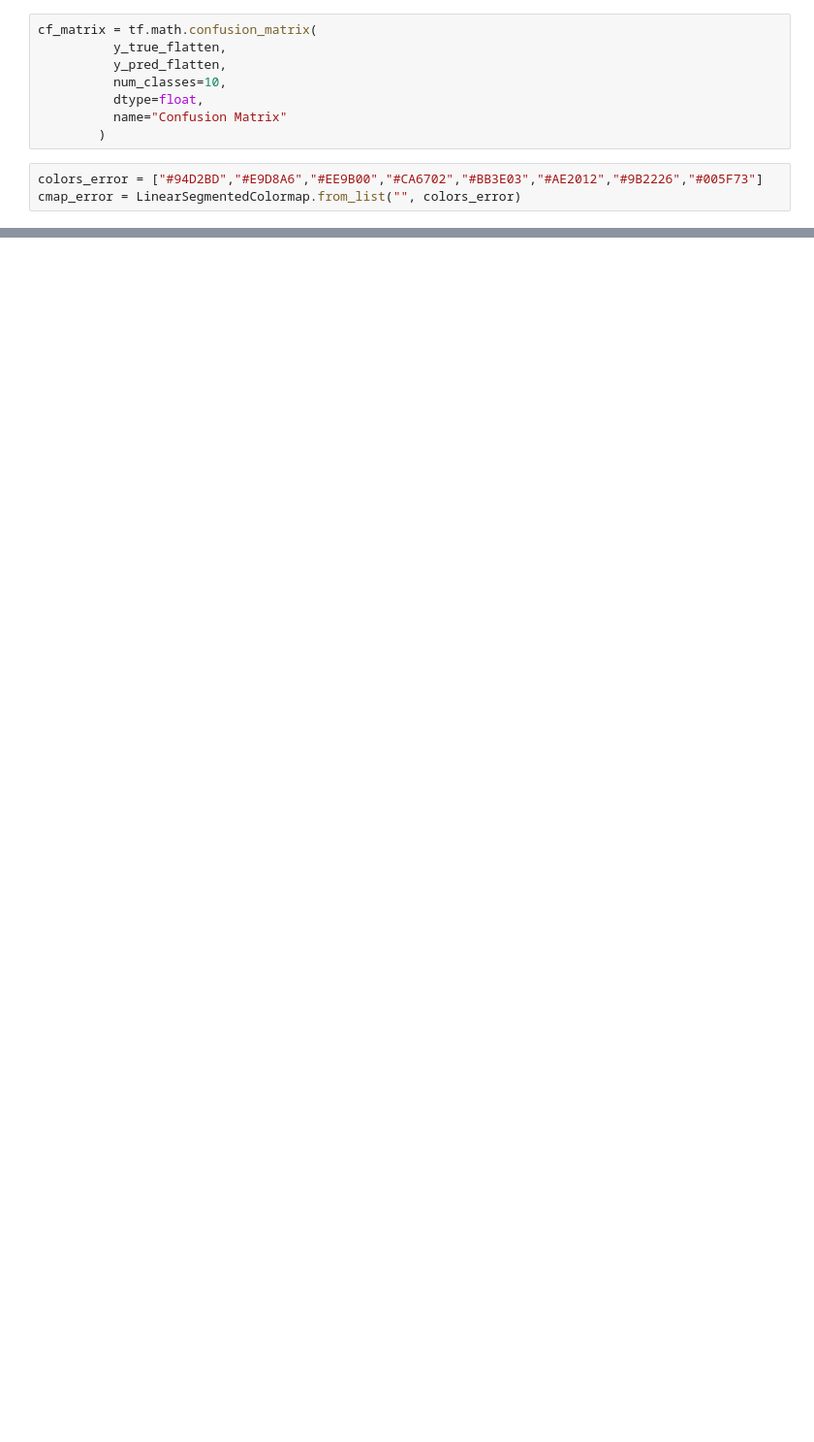
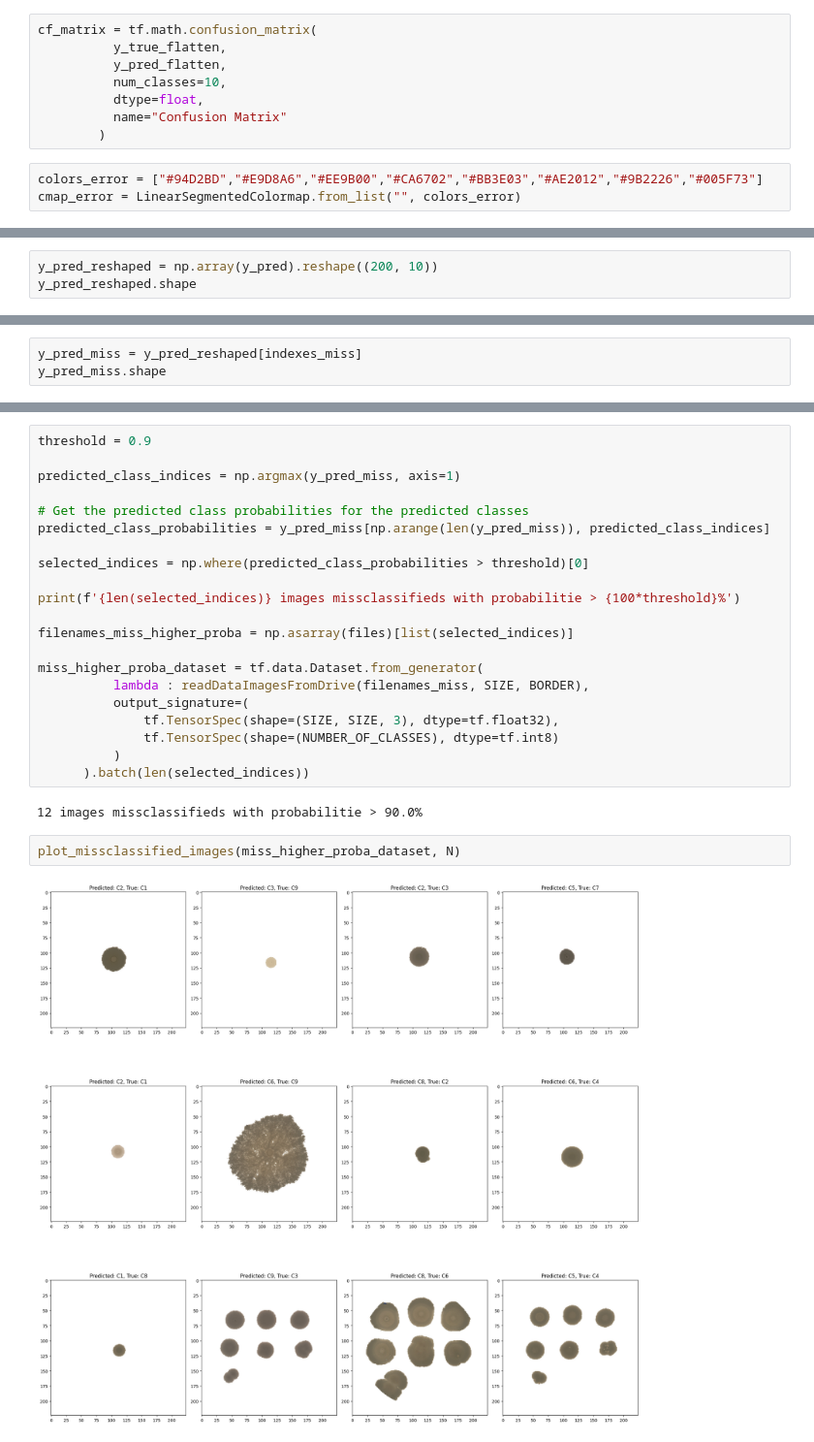
Before and after one commit to ramon-m-machado/Markdown-Tutorial, a Jupyter notebook: VGGsNew.ipynb, the cells around one changed output, grey strips where cells are left out. Shown at 97% size. Saved outputs shown, nothing was run; the diff lists cells and outputs as text; blank space fills up the shorter version.

```diff
--- a/VGGsNew.ipynb
+++ b/VGGsNew.ipynb
@@ -695,0 +840,3 @@ plt.show()
+# %%
+y_pred_reshaped = np.array(y_pred).reshape((200, 10))
+y_pred_reshaped.shape
@@ -695,0 +845,3 @@ plt.show()
+# %%
+y_pred_miss = y_pred_reshaped[indexes_miss]
+y_pred_miss.shape
@@ -695,0 +852,27 @@ plt.show()
+# %%
+threshold = 0.9
+
+predicted_class_indices = np.argmax(y_pred_miss, axis=1)
+
+# Get the predicted class probabilities for the predicted classes
+predicted_class_probabilities = y_pred_miss[np.arange(len(y_pred_miss)), predicted_class_indices]
+
+selected_indices = np.where(predicted_class_probabilities > threshold)[0]
+
+print(f'{len(selected_indices)} images missclassifieds with probabilitie > {100*threshold}%')
+
+filenames_miss_higher_proba = np.asarray(files)[list(selected_indices)]
+
+miss_higher_proba_dataset = tf.data.Dataset.from_generator(
+          lambda : readDataImagesFromDrive(filenames_miss, SIZE, BORDER),
+          output_signature=(
+              tf.TensorSpec(shape=(SIZE, SIZE, 3), dtype=tf.float32),
+              tf.TensorSpec(shape=(NUMBER_OF_CLASSES), dtype=tf.int8)
+          )
+      ).batch(len(selected_indices))
+# %% [output]
+12 images missclassifieds with probabilitie > 90.0%
+# %%
+plot_missclassified_images(miss_higher_proba_dataset, N)
+# %% [output]
+[figure, added]
```
Also changed, not shown: parts of 110 cells of this notebook.
